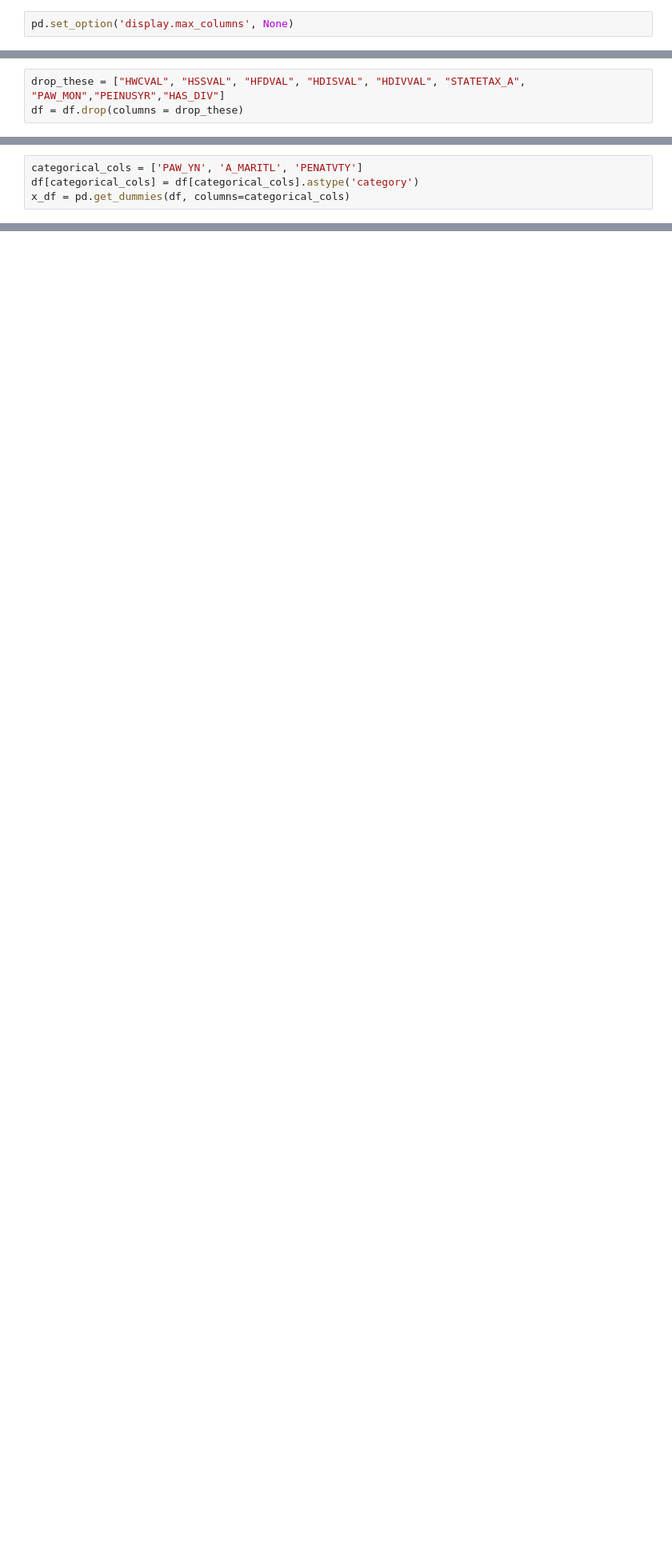
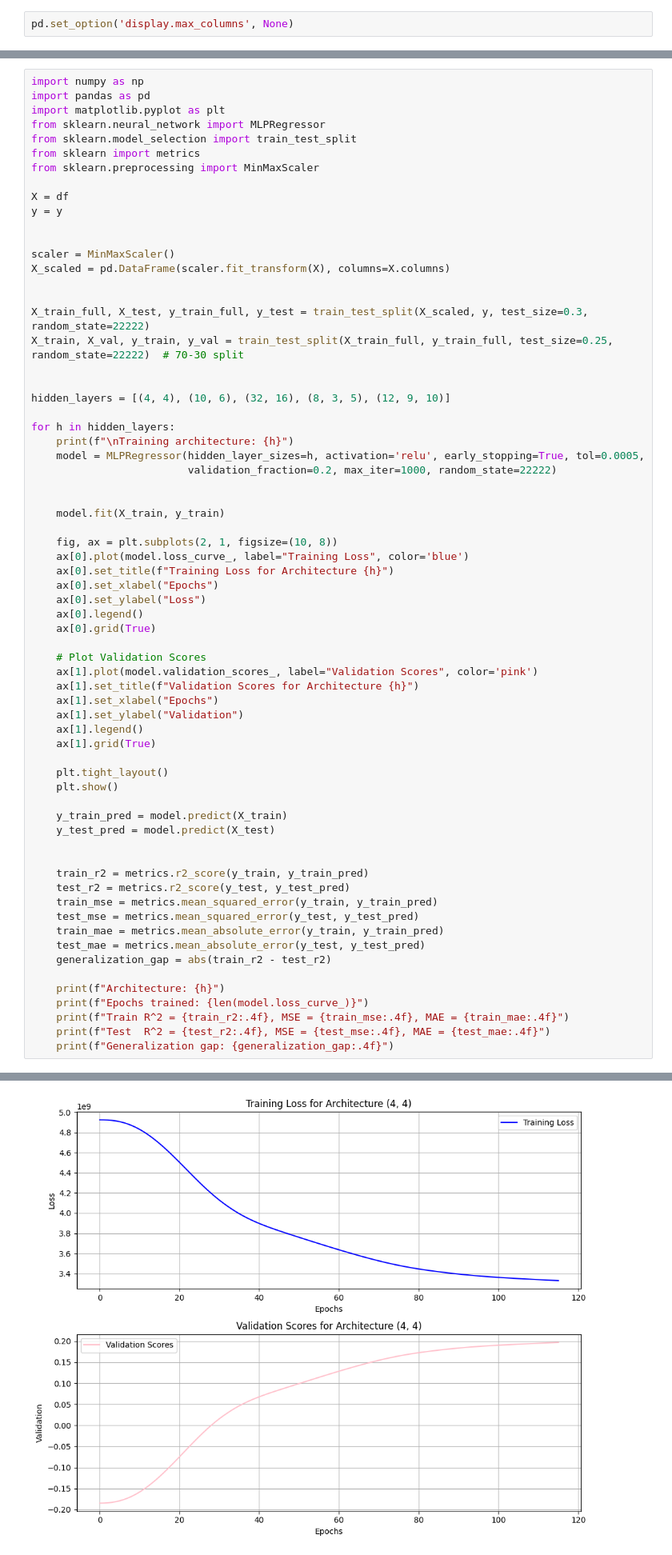
Before and after one commit to JoonghyunAn/ece-5464, a Jupyter notebook: project_4/project4_part2.ipynb, the cells around one changed output, grey strips where cells are left out. Shown: that part at 80% size. Drawn from its saved outputs; the diff is of its cells as text; blank space fills up the shorter version.

```diff
--- a/project_4/project4_part2.ipynb
+++ b/project_4/project4_part2.ipynb
@@ -87,3 +50,0 @@ dtype: int64
-# %%
-drop_these = ["HWCVAL", "HSSVAL", "HFDVAL", "HDISVAL", "HDIVVAL", "STATETAX_A", "PAW_MON","PEINUSYR","HAS_DIV"]
-df = df.drop(columns = drop_these)
@@ -99,4 +50,0 @@ df.head()
-# %%
-categorical_cols = ['PAW_YN', 'A_MARITL', 'PENATVTY']
-df[categorical_cols] = df[categorical_cols].astype('category')
-x_df = pd.get_dummies(df, columns=categorical_cols)
@@ -123,0 +51,68 @@ from sklearn.neural_network import MLPClassifier
+# %%
+import numpy as np
+import pandas as pd
+import matplotlib.pyplot as plt
+from sklearn.neural_network import MLPRegressor
+from sklearn.model_selection import train_test_split
+from sklearn import metrics
+from sklearn.preprocessing import MinMaxScaler
+
+X = df
+y = y
+
+
+scaler = MinMaxScaler()
+X_scaled = pd.DataFrame(scaler.fit_transform(X), columns=X.columns)
+
+
+X_train_full, X_test, y_train_full, y_test = train_test_split(X_scaled, y, test_size=0.3, random_state=22222)
+X_train, X_val, y_train, y_val = train_test_split(X_train_full, y_train_full, test_size=0.25, random_state=22222)  # 70-30 split
+
+
+hidden_layers = [(4, 4), (10, 6), (32, 16), (8, 3, 5), (12, 9, 10)]
+
+for h in hidden_layers:
+    print(f"\nTraining architecture: {h}")
+    model = MLPRegressor(hidden_layer_sizes=h, activation='relu', early_stopping=True, tol=0.0005,
+                         validation_fraction=0.2, max_iter=1000, random_state=22222)
+
+
+    model.fit(X_train, y_train)
+
+    fig, ax = plt.subplots(2, 1, figsize=(10, 8))
+    ax[0].plot(model.loss_curve_, label="Training Loss", color='blue')
+    ax[0].set_title(f"Training Loss for Architecture {h}")
+    ax[0].set_xlabel("Epochs")
+    ax[0].set_ylabel("Loss")
+    ax[0].legend()
+    ax[0].grid(True)
+
+    # Plot Validation Scores
+    ax[1].plot(model.validation_scores_, label="Validation Scores", color='pink')
+    ax[1].set_title(f"Validation Scores for Architecture {h}")
+    ax[1].set_xlabel("Epochs")
+    ax[1].set_ylabel("Validation")
+    ax[1].legend()
+    ax[1].grid(True)
+
+    plt.tight_layout()
+    plt.show()
+
+    y_train_pred = model.predict(X_train)
+    y_test_pred = model.predict(X_test)
+
+
+    train_r2 = metrics.r2_score(y_train, y_train_pred)
+    test_r2 = metrics.r2_score(y_test, y_test_pred)
+    train_mse = metrics.mean_squared_error(y_train, y_train_pred)
+    test_mse = metrics.mean_squared_error(y_test, y_test_pred)
+    train_mae = metrics.mean_absolute_error(y_train, y_train_pred)
+    test_mae = metrics.mean_absolute_error(y_test, y_test_pred)
+    generalization_gap = abs(train_r2 - test_r2)
+
+    print(f"Architecture: {h}")
+    print(f"Epochs trained: {len(model.loss_curve_)}")
+    print(f"Train R^2 = {train_r2:.4f}, MSE = {train_mse:.4f}, MAE = {train_mae:.4f}")
+    print(f"Test  R^2 = {test_r2:.4f}, MSE = {test_mse:.4f}, MAE = {test_mae:.4f}")
+    print(f"Generalization gap: {generalization_gap:.4f}")
+# %% [output]
@@ -123,0 +120 @@ from sklearn.neural_network import MLPClassifier
+[figure, added]
```
Also changed, not shown: parts of 16 cells of this notebook, 5 other files.
